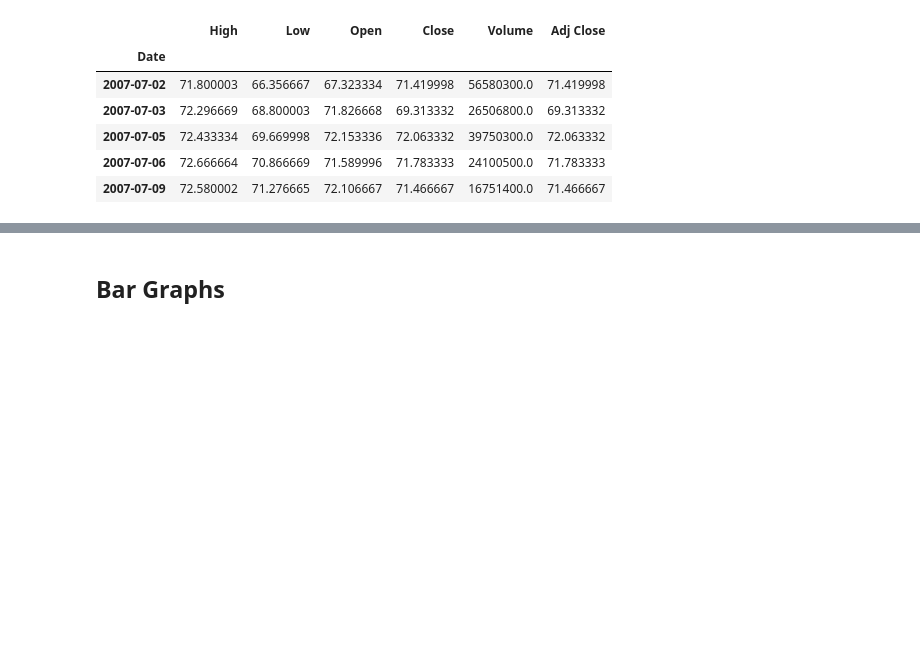
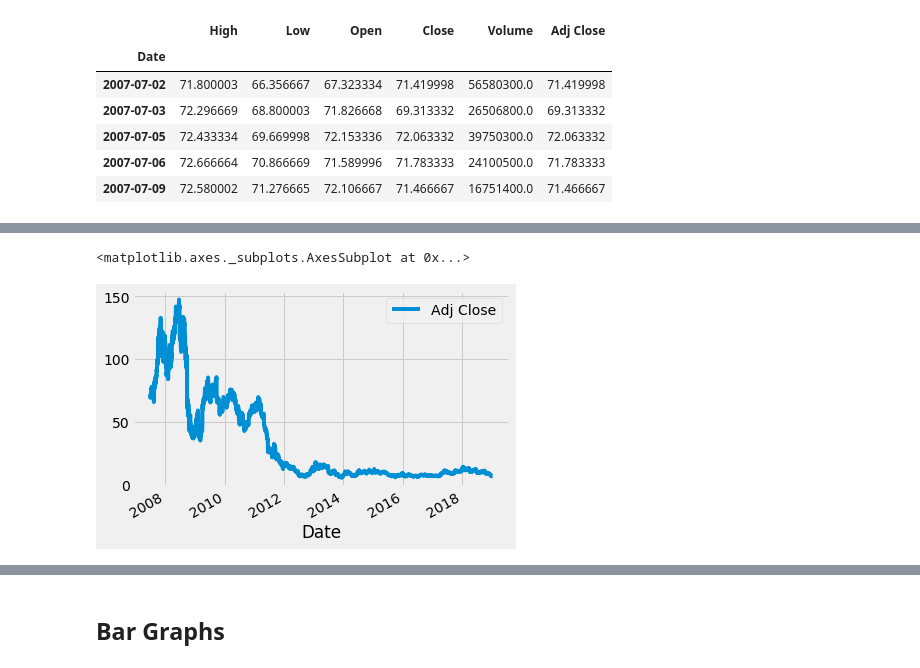
Before and after one commit to rsolter/Udemy-Courses, a Jupyter notebook: Udemy - Data Analysis with Pandas and Python/Section 13 - Visualization.ipynb, the cells around one changed output, grey strips where cells are left out. Drawn from its saved outputs; the diff is of its cells as text; code cells hidden in the pictures; blank space fills up the shorter version.

```diff
--- a/Udemy - Data Analysis with Pandas and Python/Section 13 - Visualization.ipynb
+++ b/Udemy - Data Analysis with Pandas and Python/Section 13 - Visualization.ipynb
@@ -38,0 +74,6 @@ bb[["High","Low"]].plot()
+# %%
+plt.style.use("fivethirtyeight")
+bb.plot(y="Adj Close")
+# %% [output]
+<matplotlib.axes._subplots.AxesSubplot at 0x...>
+[figure, added]
```
Also changed, not shown: parts of 25 cells of this notebook.
